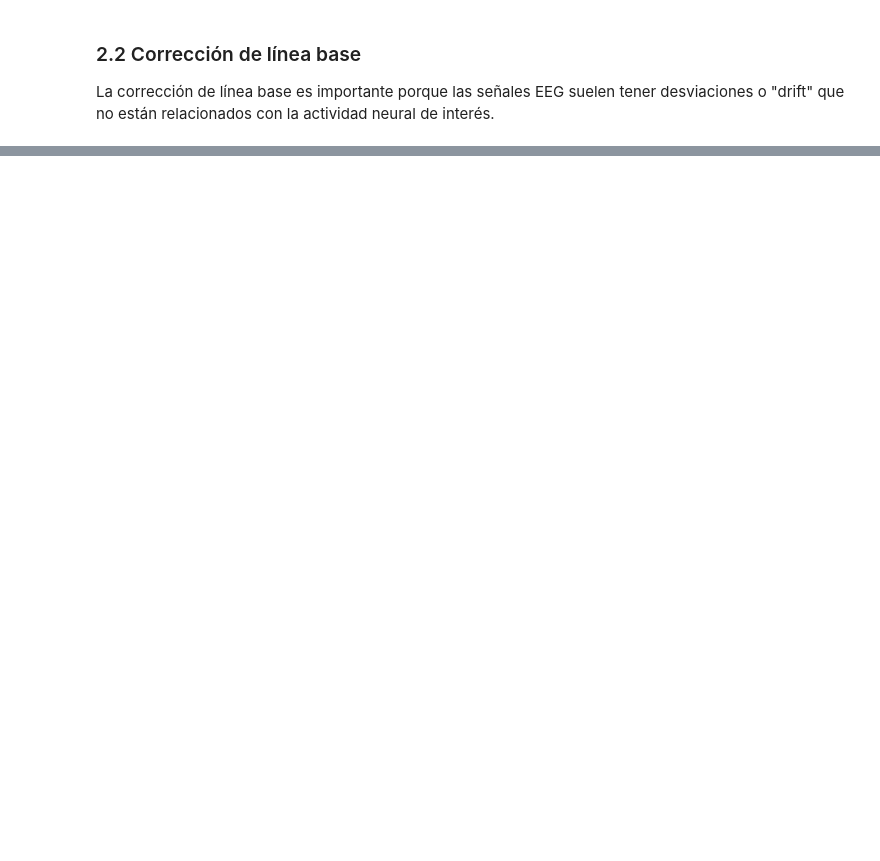
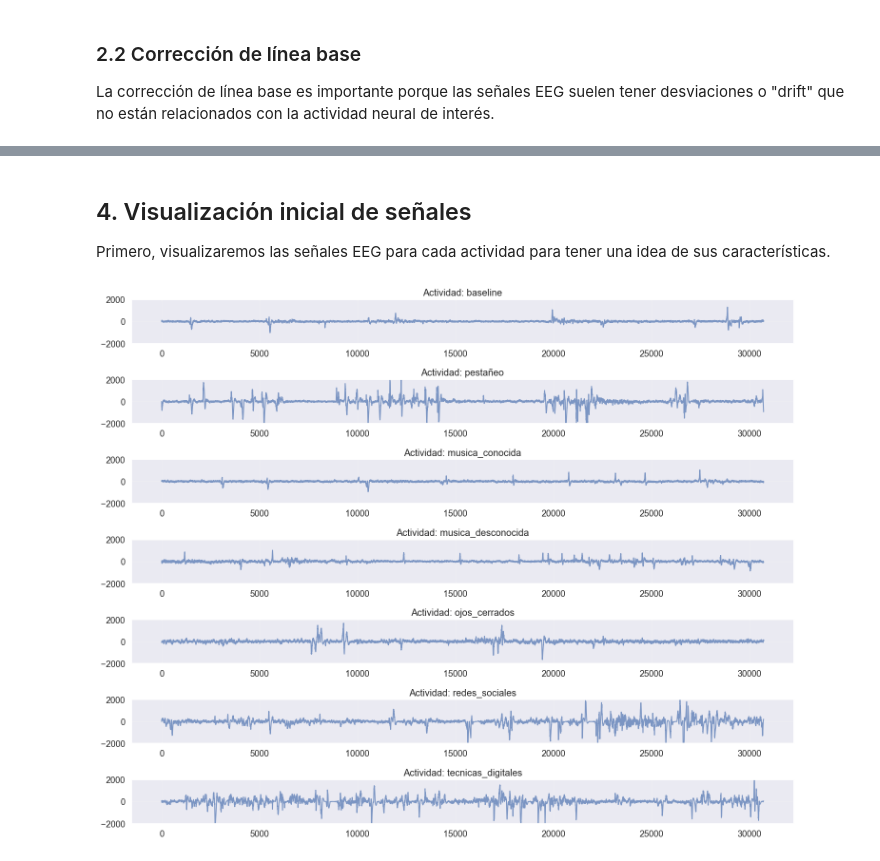
Before and after one commit to Constanzafl/python-scientific, a Jupyter notebook: ejerciciofinalentregable.ipynb, the cells around one changed output, grey strips where cells are left out. Drawn from its saved outputs; the diff is of its cells as text; code cells hidden in the pictures; blank space fills up the shorter version.

```diff
--- a/ejerciciofinalentregable.ipynb
+++ b/ejerciciofinalentregable.ipynb
@@ -754,0 +400,20 @@ Los hallazgos no solo tienen relevancia académica sino también aplicaciones po
+# %%
+# Examinar los archivos cargados
+print("\n### ANÁLISIS DE ARCHIVOS CARGADOS ###")
+print("====================================")
+
+for idx, (label, segment) in enumerate(zip(segment_labels, segments)):
+    # Mostrar información básica
+    print(f"\nArchivo {idx+1}: {label}")
+    print(f"  - Nombre de archivo: {file_paths[label]}")
+    print(f"  - Tamaño: {len(segment)} muestras")
+    print(f"  - Duración: {len(segment)/Fs:.2f} segundos ({len(segment)/(Fs*60):.2f} minutos)")
+
+    # Mostrar primeros valores
+    print(f"  - Primeros 5 valores: {segment[:5]}")
+
+    # Estadísticas básicas
+    print(f"  - Valor mínimo: {np.min(segment):.2f}")
+    print(f"  - Valor máximo: {np.max(segment):.2f}")
+    print(f"  - Media: {np.mean(segment):.2f}")
+    print(f"  - Desviación estándar: {np.std(segment):.2f}")
@@ -754,0 +610,18 @@ Los hallazgos no solo tienen relevancia académica sino también aplicaciones po
+# %% [markdown]
+## 4. Visualización inicial de señales
+
+Primero, visualizaremos las señales EEG para cada actividad para tener una idea de sus características.
+# %%
+# Visualizar las primeras señales para cada actividad 60 segundos
+plt.figure(figsize=(15, 12))
+for i, (segment, label) in enumerate(zip(segments, segment_labels)):
+    plt.subplot(len(segments), 1, i+1)
+    plt.plot(segment[:int(60*Fs)], alpha=0.7)  # Mostrar primeros 60 segundos
+    plt.title(f'Actividad: {label}')
+    plt.ylim([-2000, 2000])
+    plt.grid(True, alpha=0.3)
+plt.tight_layout()
+plt.savefig('señales_eeg_por_actividad.png')
+plt.show()
+# %% [output]
+[figure, added]
```
Also changed, not shown: parts of 42 cells of this notebook, 8 other files.
